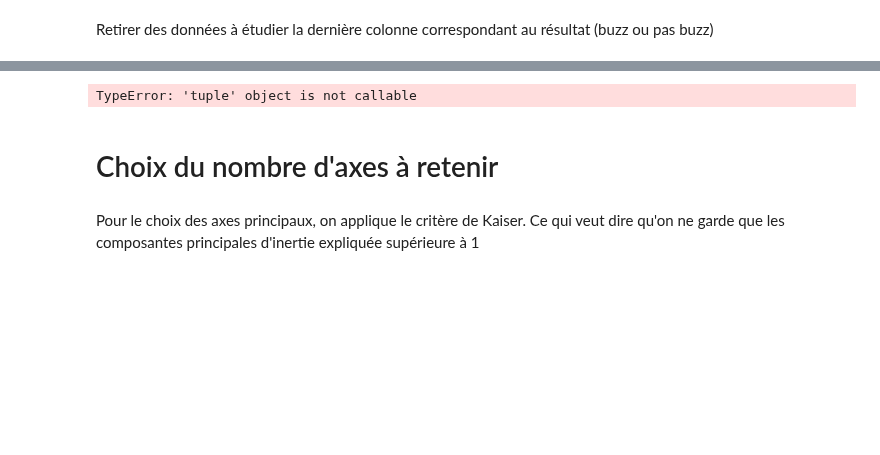
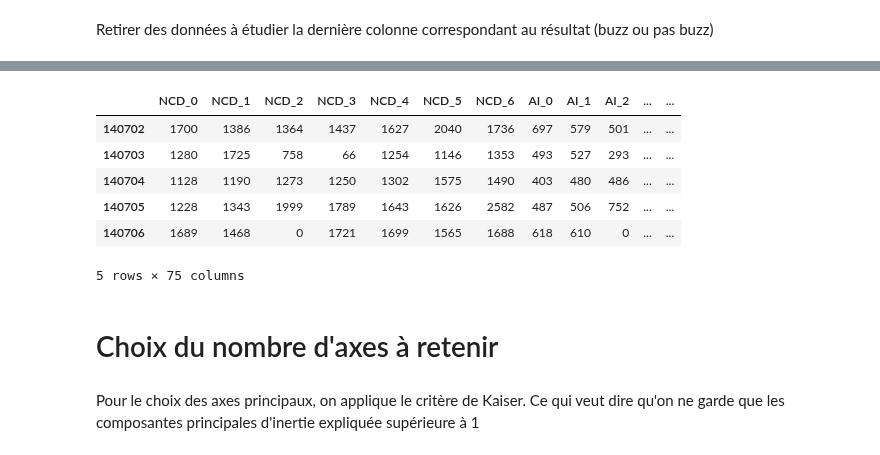
Before and after one commit to imachraoui/Buzz-social-media, a Jupyter notebook: Project-Buzz.ipynb, the cells around one changed output, grey strips where cells are left out. Drawn from its saved outputs; the diff is of its cells as text; code cells hidden in the pictures; blank space fills up the shorter version.

```diff
--- a/Project-Buzz.ipynb
+++ b/Project-Buzz.ipynb
@@ -25,8 +25,14 @@ df.head(n=5)
 5 rows × 75 columns
-# %%
-df.iloc[:,1].shape()
-# %% [output]
-TypeError: 'tuple' object is not callable
+# %%
+df_nonNormalized.tail(n=5)
+# %% [output]
+|  | NCD_0 | NCD_1 | NCD_2 | NCD_3 | NCD_4 | NCD_5 | NCD_6 | AI_0 | AI_1 | AI_2 | ... | ... |
+| 140702 | 1700 | 1386 | 1364 | 1437 | 1627 | 2040 | 1736 | 697 | 579 | 501 | ... | ... |
+| 140703 | 1280 | 1725 | 758 | 66 | 1254 | 1146 | 1353 | 493 | 527 | 293 | ... | ... |
+| 140704 | 1128 | 1190 | 1273 | 1250 | 1302 | 1575 | 1490 | 403 | 480 | 486 | ... | ... |
+| 140705 | 1228 | 1343 | 1999 | 1789 | 1643 | 1626 | 2582 | 487 | 506 | 752 | ... | ... |
+| 140706 | 1689 | 1468 | 0 | 1721 | 1699 | 1565 | 1688 | 618 | 610 | 0 | ... | ... |
+5 rows × 75 columns
 # %% [markdown]
 # Choix du nombre d'axes à retenir
 # %% [markdown]
```
Also changed, not shown: parts of 5 cells of this notebook.
